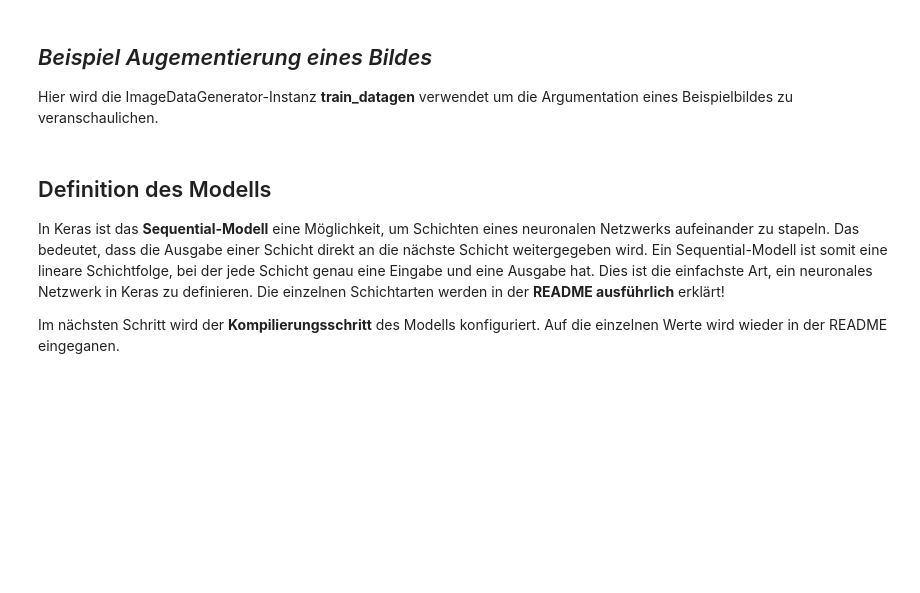
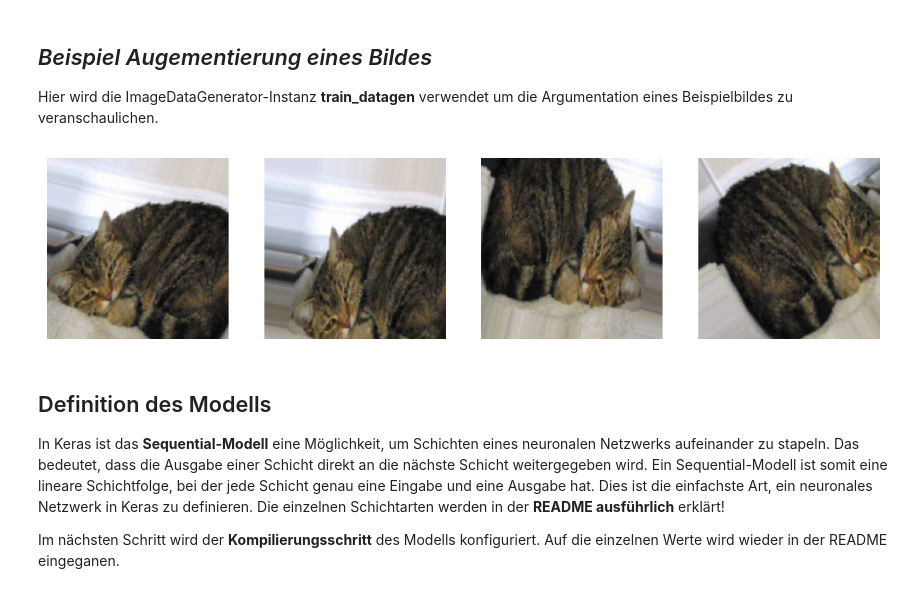
Before and after one commit to elliwadler/image_classification, a Jupyter notebook: cat_dog_classification.ipynb, the cells around one changed output. Saved outputs shown, nothing was run; the diff lists cells and outputs as text; code cells hidden in the pictures; blank space fills up the shorter version.

```diff
--- a/cat_dog_classification.ipynb
+++ b/cat_dog_classification.ipynb
@@ -115,24 +118,26 @@ Hier wird die ImageDataGenerator-Instanz **train_datagen** verwendet um die Argu
 # %%
 # get all files from the train/cat directory
 fnames = [os.path.join('cats_and_dogs_filtered/train/cats', fname) for
   fname in os.listdir('cats_and_dogs_filtered/train/cats')]
 
 # get one picture
 img_path = fnames[6]
 img = load_img(img_path, target_size=(150, 150))
 x = img_to_array(img)
 x = x.reshape((1,) + x.shape)
 
-# plot the result
-i=0
+# plot the result - use subplot to display them next to each other
+fig, axs = plt.subplots(1, 4, figsize=(12, 12))
+i = 0
 for batch in train_datagen.flow(x, batch_size=1):
-  plt.figure(i,figsize=(3, 3))
-  plt.axis('off')
-  imgplot = plt.imshow(array_to_img(batch[0]))
-  i += 1
-  if i % 4 == 0:
-    break
+    axs[i].imshow(array_to_img(batch[0]))
+    axs[i].axis('off')
+    i += 1
+    if i >= 4:
+        break
 plt.show()
+# %% [output]
+[figure, added]
 # %% [markdown]
 ## Definition des Modells
 
```
Also changed, not shown: parts of 11 cells of this notebook.
